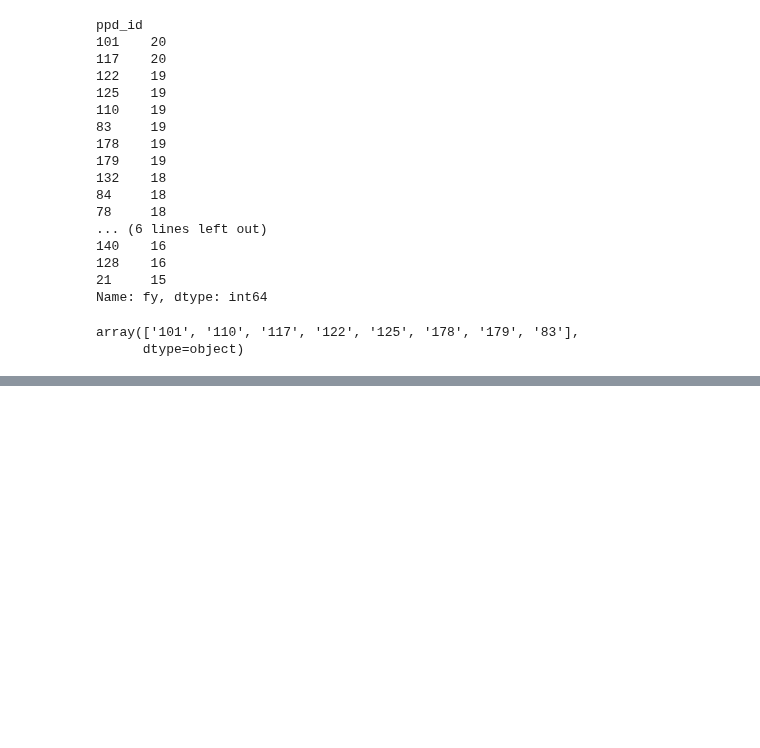
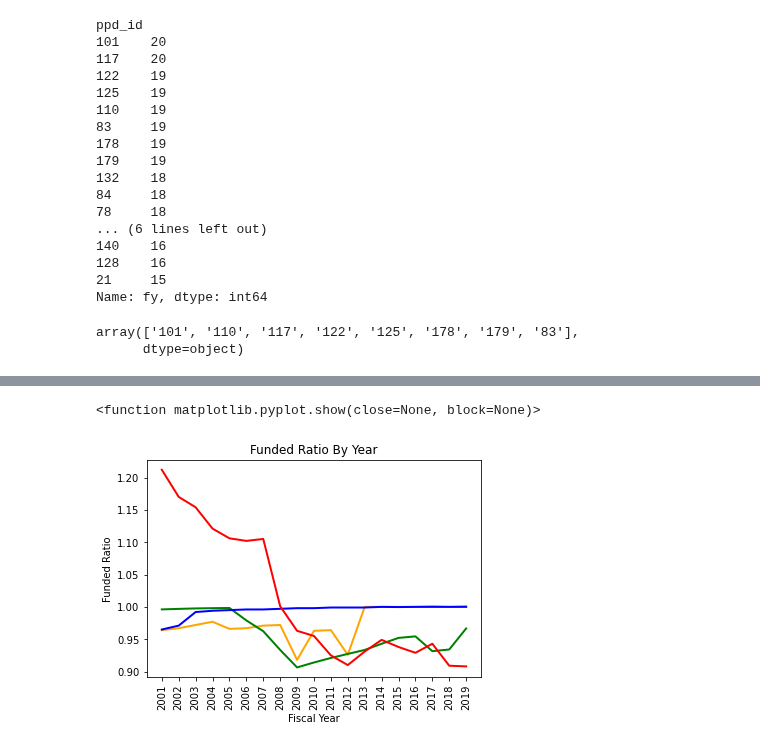
Before and after one commit to DeltaDeutsch/PPD-Group-Project, a Jupyter notebook: PPD Group Focus Plans.ipynb, the cells around one changed output, grey strips where cells are left out. Saved outputs shown, nothing was run; the diff lists cells and outputs as text; code cells hidden in the pictures; blank space fills up the shorter version.

```diff
--- a/PPD Group Focus Plans.ipynb
+++ b/PPD Group Focus Plans.ipynb
@@ -220,0 +271,33 @@ focus_plans_df.shape
+# %%
+# Generate a line plot of tumor volume vs. time point for a mouse treated with Capomulin
+
+
+plan_101=focus_plans_data_df[focus_plans_data_df["ppd_id"]=="101"]
+plan_101_fundrat=plan_101["ActFundedRatio_GASB"]
+plan_101_fy=plan_101["fy"]
+
+plan_110=focus_plans_data_df[focus_plans_data_df["ppd_id"]=="110"]
+plan_110_fundrat=plan_110["ActFundedRatio_GASB"]
+plan_110_fy=plan_110["fy"]
+
+plan_125=focus_plans_data_df[focus_plans_data_df["ppd_id"]=="125"]
+plan_125_fundrat=plan_125["ActFundedRatio_GASB"]
+plan_125_fy=plan_125["fy"]
+
+plan_179=focus_plans_data_df[focus_plans_data_df["ppd_id"]=="179"]
+plan_179_fundrat=plan_179["ActFundedRatio_GASB"]
+plan_179_fy=plan_179["fy"]
+
+plt.title('Funded Ratio By Year')
+plt.ylabel('Funded Ratio')
+plt.xlabel('Fiscal Year')
+plt.plot(plan_101_fy,plan_101_fundrat,linewidth="2",c = 'orange',label="South Dakota RS")
+plt.plot(plan_110_fy,plan_110_fundrat,linewidth="2",c = 'green',label="TN State and Teachers")
+plt.plot(plan_125_fy,plan_125_fundrat,linewidth="2",c = 'blue',label="Wisconsin RS")
+plt.plot(plan_179_fy,plan_179_fundrat,linewidth="2",c = 'red',label="Wichita ERS")
+plt.xticks(rotation=90)
+plt.legend(loc="upper left")
+plt.show
+# %% [output]
+<function matplotlib.pyplot.show(close=None, block=None)>
+[figure, added]
```
Also changed, not shown: parts of 6 cells of this notebook.
